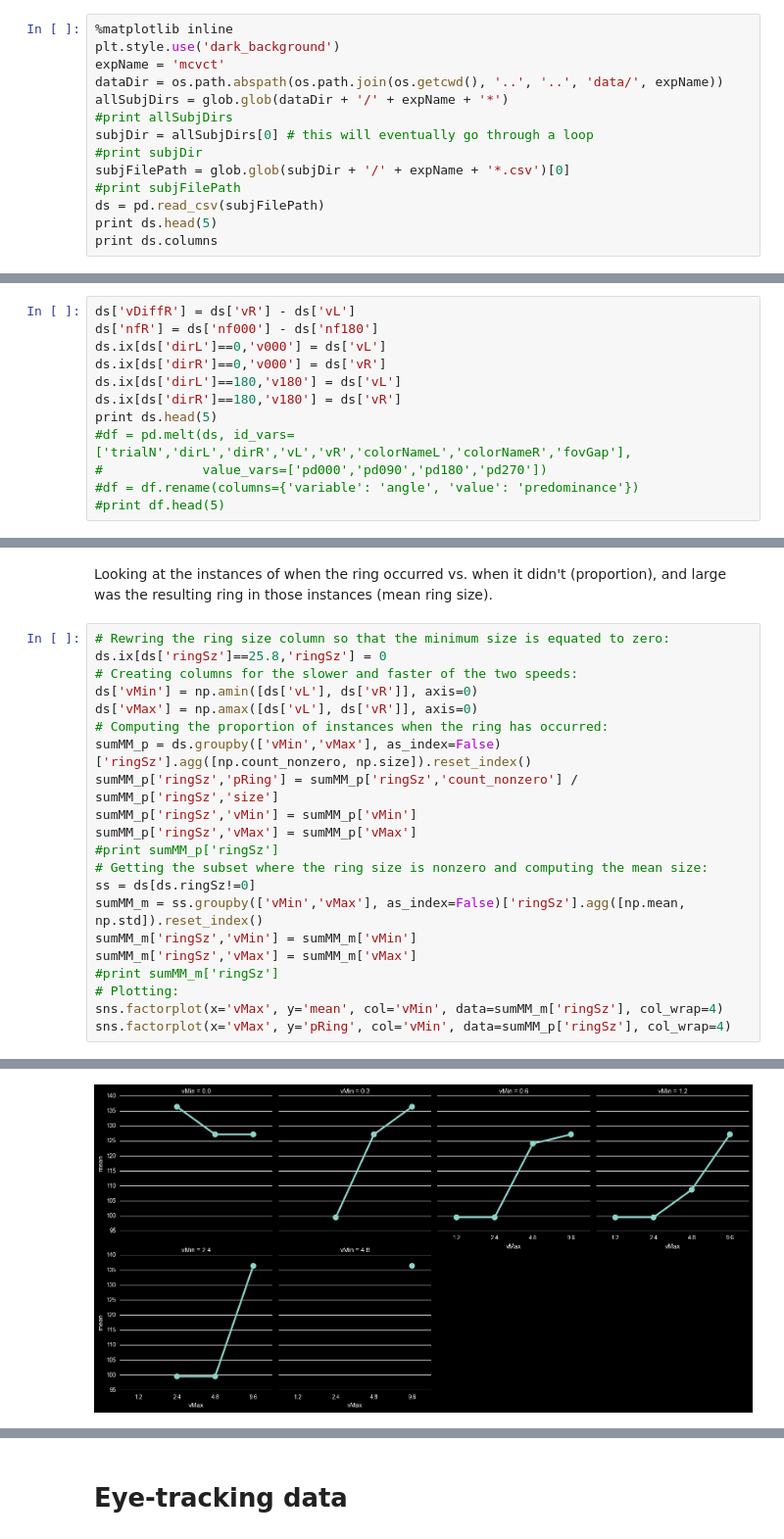
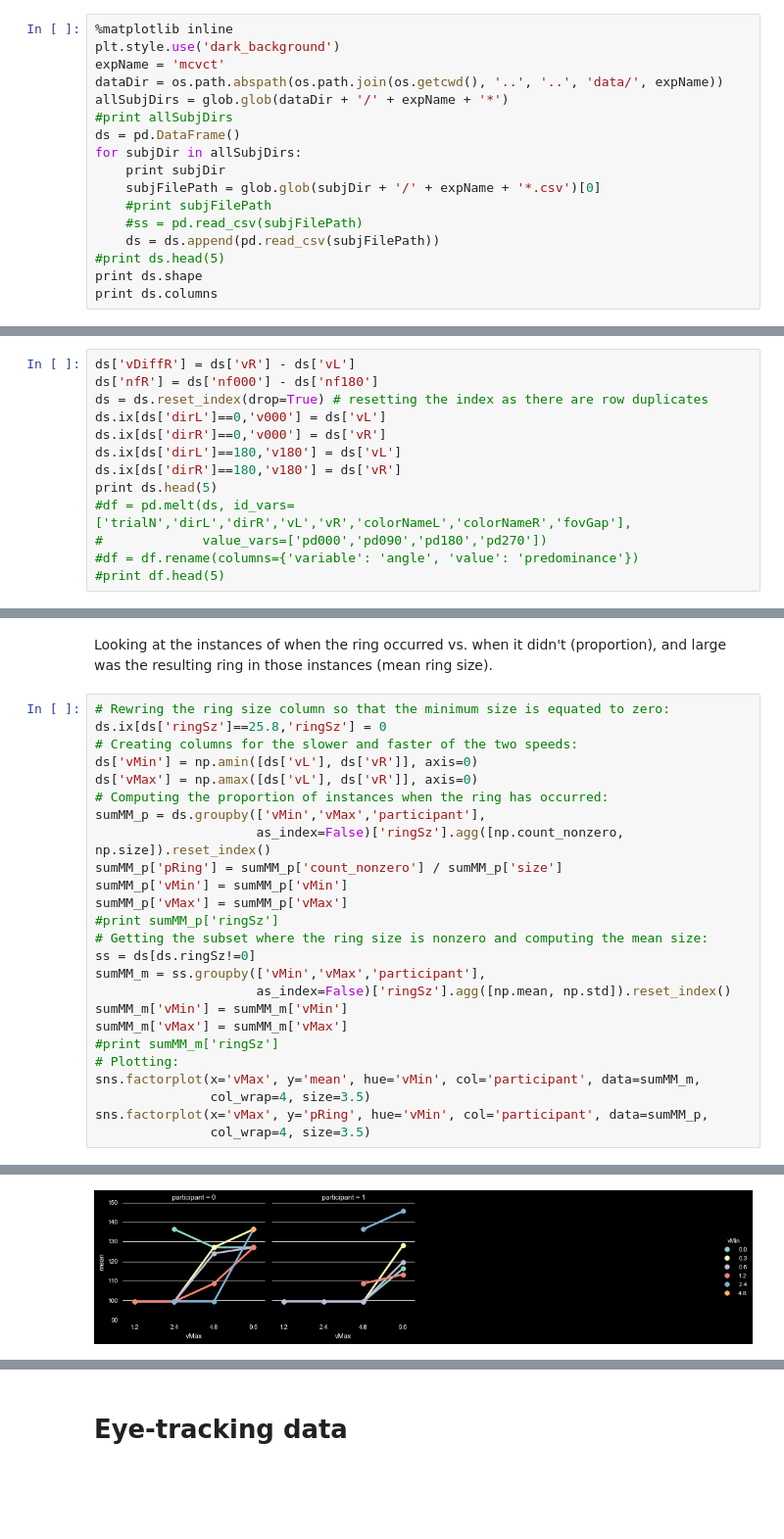
Before and after one commit to egorananyev/mc, a Jupyter notebook: analysis/mcvct.ipynb, the cells around one changed output, grey strips where cells are left out. Shown at 98% size. Drawn from its saved outputs; the diff is of its cells as text; blank space fills up the shorter version.

```diff
--- a/analysis/mcvct.ipynb
+++ b/analysis/mcvct.ipynb
@@ -17,11 +17,14 @@ expName = 'mcvct'
 dataDir = os.path.abspath(os.path.join(os.getcwd(), '..', '..', 'data/', expName))
 allSubjDirs = glob.glob(dataDir + '/' + expName + '*')
 #print allSubjDirs
-subjDir = allSubjDirs[0] # this will eventually go through a loop
-#print subjDir
-subjFilePath = glob.glob(subjDir + '/' + expName + '*.csv')[0]
-#print subjFilePath
-ds = pd.read_csv(subjFilePath)
-print ds.head(5)
+ds = pd.DataFrame()
+for subjDir in allSubjDirs:
+    print subjDir
+    subjFilePath = glob.glob(subjDir + '/' + expName + '*.csv')[0]
+    #print subjFilePath
+    #ss = pd.read_csv(subjFilePath)
+    ds = ds.append(pd.read_csv(subjFilePath))
+#print ds.head(5)
+print ds.shape
 print ds.columns
 # %% [output]
@@ -47,6 +45,7 @@ For each participant, plotting the number of left/right/up/down responses throug
 # %%
 ds['vDiffR'] = ds['vR'] - ds['vL']
 ds['nfR'] = ds['nf000'] - ds['nf180']
+ds = ds.reset_index(drop=True) # resetting the index as there are row duplicates
 ds.ix[ds['dirL']==0,'v000'] = ds['vL']
 ds.ix[ds['dirR']==0,'v000'] = ds['vR']
 ds.ix[ds['dirL']==180,'v180'] = ds['vL']
@@ -129,24 +118,28 @@ Looking at the instances of when the ring occurred vs. when it didn't (proportio
 # %%
 # Rewring the ring size column so that the minimum size is equated to zero:
 ds.ix[ds['ringSz']==25.8,'ringSz'] = 0
 # Creating columns for the slower and faster of the two speeds:
 ds['vMin'] = np.amin([ds['vL'], ds['vR']], axis=0)
 ds['vMax'] = np.amax([ds['vL'], ds['vR']], axis=0)
 # Computing the proportion of instances when the ring has occurred:
-sumMM_p = ds.groupby(['vMin','vMax'], as_index=False)['ringSz'].agg([np.count_nonzero, np.size]).reset_index()
-sumMM_p['ringSz','pRing'] = sumMM_p['ringSz','count_nonzero'] / sumMM_p['ringSz','size']
-sumMM_p['ringSz','vMin'] = sumMM_p['vMin']
-sumMM_p['ringSz','vMax'] = sumMM_p['vMax']
+sumMM_p = ds.groupby(['vMin','vMax','participant'],
+                     as_index=False)['ringSz'].agg([np.count_nonzero, np.size]).reset_index()
+sumMM_p['pRing'] = sumMM_p['count_nonzero'] / sumMM_p['size']
+sumMM_p['vMin'] = sumMM_p['vMin']
+sumMM_p['vMax'] = sumMM_p['vMax']
 #print sumMM_p['ringSz']
 # Getting the subset where the ring size is nonzero and computing the mean size:
 ss = ds[ds.ringSz!=0]
-sumMM_m = ss.groupby(['vMin','vMax'], as_index=False)['ringSz'].agg([np.mean, np.std]).reset_index()
-sumMM_m['ringSz','vMin'] = sumMM_m['vMin']
-sumMM_m['ringSz','vMax'] = sumMM_m['vMax']
+sumMM_m = ss.groupby(['vMin','vMax','participant'],
+                     as_index=False)['ringSz'].agg([np.mean, np.std]).reset_index()
+sumMM_m['vMin'] = sumMM_m['vMin']
+sumMM_m['vMax'] = sumMM_m['vMax']
 #print sumMM_m['ringSz']
 # Plotting:
-sns.factorplot(x='vMax', y='mean', col='vMin', data=sumMM_m['ringSz'], col_wrap=4)
-sns.factorplot(x='vMax', y='pRing', col='vMin', data=sumMM_p['ringSz'], col_wrap=4)
+sns.factorplot(x='vMax', y='mean', hue='vMin', col='participant', data=sumMM_m,
+               col_wrap=4, size=3.5)
+sns.factorplot(x='vMax', y='pRing', hue='vMin', col='participant', data=sumMM_p,
+               col_wrap=4, size=3.5)
 # %% [output]
 <seaborn.axisgrid.FacetGrid at 0x...>
-[figure, old version]
+[figure, new version]
```
Also changed, not shown: parts of 10 cells of this notebook.
